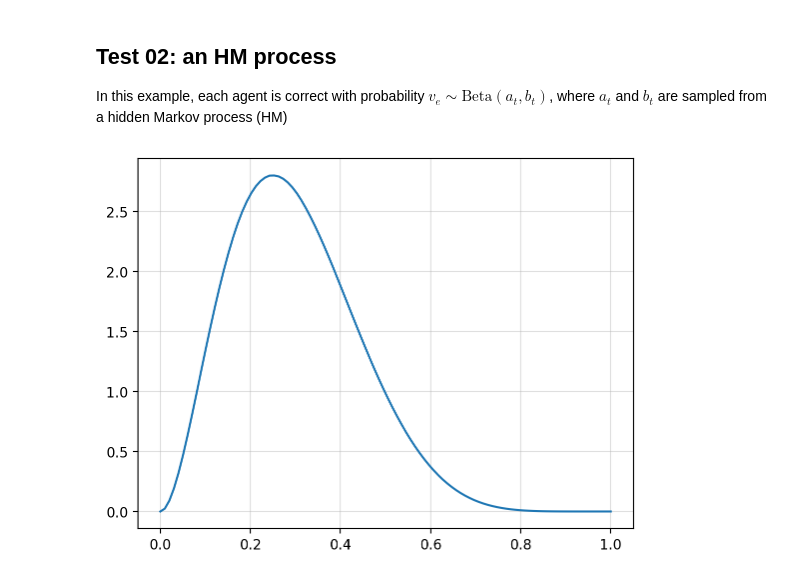
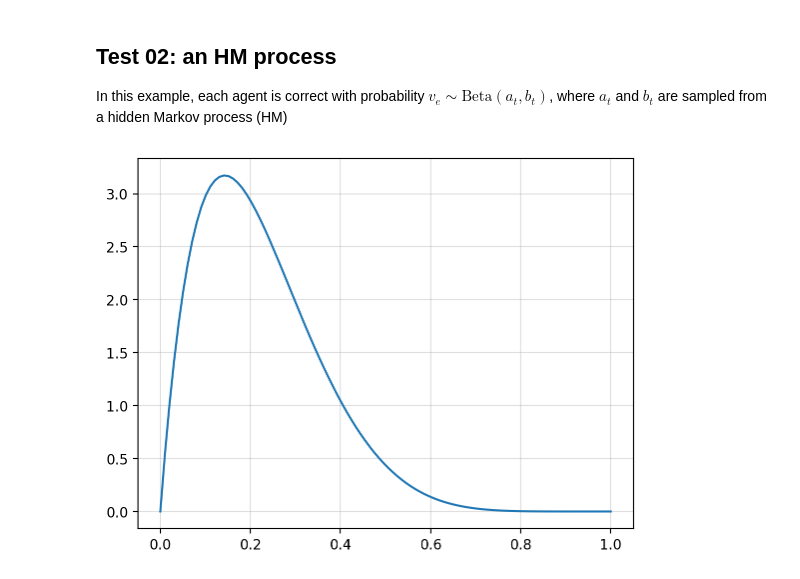
Before and after one commit to gerdm/prediction-learning-games, a Jupyter notebook: ch02-prediction-with-expert-advice/01-polynomially-weighted-average-forecaster.ipynb, the cells around one changed output. Drawn from its saved outputs; the diff is of its cells as text; code cells hidden in the pictures.

```diff
--- a/ch02-prediction-with-expert-advice/01-polynomially-weighted-average-forecaster.ipynb
+++ b/ch02-prediction-with-expert-advice/01-polynomially-weighted-average-forecaster.ipynb
@@ -134,14 +135,14 @@ In this example, each agent is correct with probability $v_e \sim \text{Beta}(a_
 import tensorflow_probability.substrates.jax as tfp
 tfd = tfp.distributions
 # %%
-a, b = 3, 7
+a, b = 2, 7
 p_err = tfd.Beta(a, b)
 
 x_err = jnp.linspace(0, 1, 100)
 plt.plot(x_err, p_err.prob(x_err))
 plt.grid(alpha=0.4)
 # %% [output]
-[figure, old version]
+[figure, new version]
 # %%
 key = jax.random.PRNGKey(314)
 
```
Also changed, not shown: parts of 10 cells of this notebook.
